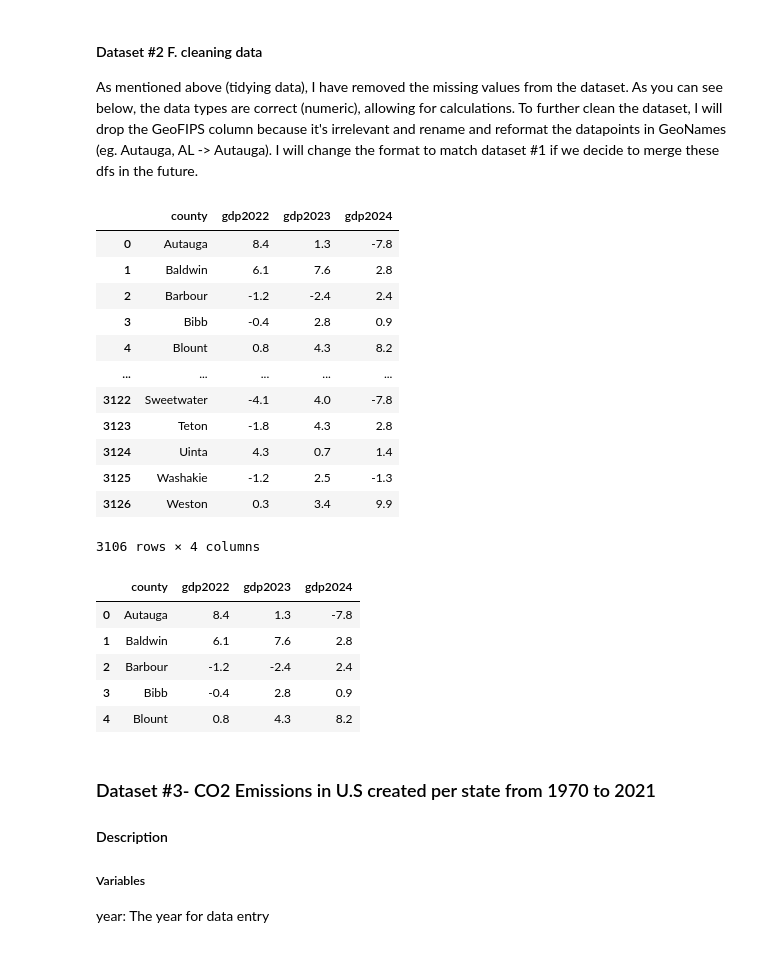
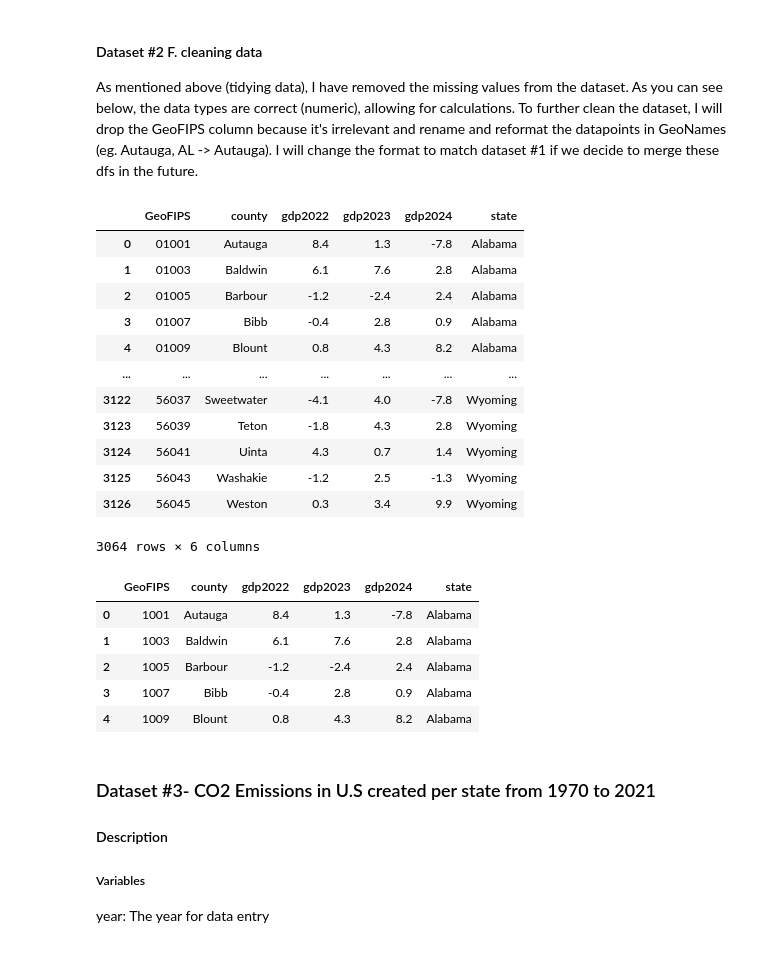
Before and after one commit to COGS108/Group147_WI26, a Jupyter notebook: 01-DataCheckpoint.ipynb, the cells around one changed output. Saved outputs shown, nothing was run; the diff lists cells and outputs as text; code cells hidden in the pictures.

Commit message:
merging datasets

```diff
--- a/01-DataCheckpoint.ipynb
+++ b/01-DataCheckpoint.ipynb
@@ -372,3 +394,22 @@ df_countygdp
 | 3136 | (NA) Not available. | NaN | NaN | NaN | NaN |
 | 3137 | Last updated: February 5, 2026-- ... | NaN | NaN | NaN | NaN |
 3138 rows × 5 columns
+# %%
+# B. tidying dataset
+state_abb_to_name = {
+    'AL':'Alabama', 'AK':'Alaska', 'AZ':'Arizona', 'AR':'Arkansas', 'CA':'California',
+    'CO':'Colorado', 'CT':'Connecticut', 'DE':'Delaware', 'FL':'Florida', 'GA':'Georgia',
+    'HI':'Hawaii', 'ID':'Idaho', 'IL':'Illinois', 'IN':'Indiana', 'IA':'Iowa',
+    'KS':'Kansas', 'KY':'Kentucky', 'LA':'Louisiana', 'ME':'Maine', 'MD':'Maryland',
+    'MA':'Massachusetts', 'MI':'Michigan', 'MN':'Minnesota', 'MS':'Mississippi',
+    'MO':'Missouri', 'MT':'Montana', 'NE':'Nebraska', 'NV':'Nevada', 'NH':'New Hampshire',
+    'NJ':'New Jersey', 'NM':'New Mexico', 'NY':'New York', 'NC':'North Carolina',
+    'ND':'North Dakota', 'OH':'Ohio', 'OK':'Oklahoma', 'OR':'Oregon', 'PA':'Pennsylvania',
+    'RI':'Rhode Island', 'SC':'South Carolina', 'SD':'South Dakota', 'TN':'Tennessee',
+    'TX':'Texas', 'UT':'Utah', 'VT':'Vermont', 'VA':'Virginia', 'WA':'Washington',
+    'WV':'West Virginia', 'WI':'Wisconsin', 'WY':'Wyoming'
+}
+
+df_countygdp['state_abb'] = df_countygdp['GeoName'].str[-2:]
+df_countygdp['state'] = df_countygdp['state_abb'].map(state_abb_to_name)
+df_countygdp
@@ -497,40 +557,41 @@ I have found the statistical outliers from 2022. However, based on the nature of
 As mentioned above (tidying data), I have removed the missing values from the dataset. As you can see below, the data types are correct (numeric), allowing for calculations. To further clean the dataset, I will drop the GeoFIPS column because it's irrelevant and rename and reformat the datapoints in GeoNames (eg. Autauga, AL -> Autauga). I will change the format to match dataset #1 if we decide to merge these dfs in the future.
 # %%
 ## Dataset #2 F. cleaning data
-#dropping geofips
-df_countygdp = df_countygdp.drop(columns=['GeoFIPS'])
+
+# dropping stat_ab
+df_countygdp = df_countygdp.drop(columns='state_abb')
 
 #removing the state identifier
 df_countygdp['GeoName'] = df_countygdp['GeoName'].str[:-4].str.strip()
 
 #renaming geoname to county
 df_countygdp = df_countygdp.rename(columns={'GeoName': 'county','2022':'gdp2022','2023':'gdp2023','2024':'gdp2024'})
 df_countygdp
 # %% [output]
-|  | county | gdp2022 | gdp2023 | gdp2024 |
-| 0 | Autauga | 8.4 | 1.3 | -7.8 |
-| 1 | Baldwin | 6.1 | 7.6 | 2.8 |
-| 2 | Barbour | -1.2 | -2.4 | 2.4 |
-| 3 | Bibb | -0.4 | 2.8 | 0.9 |
-| 4 | Blount | 0.8 | 4.3 | 8.2 |
-| ... | ... | ... | ... | ... |
-| 3122 | Sweetwater | -4.1 | 4.0 | -7.8 |
-| 3123 | Teton | -1.8 | 4.3 | 2.8 |
-| 3124 | Uinta | 4.3 | 0.7 | 1.4 |
-| 3125 | Washakie | -1.2 | 2.5 | -1.3 |
-| 3126 | Weston | 0.3 | 3.4 | 9.9 |
+|  | GeoFIPS | county | gdp2022 | gdp2023 | gdp2024 | state |
+| 0 | 01001 | Autauga | 8.4 | 1.3 | -7.8 | Alabama |
+| 1 | 01003 | Baldwin | 6.1 | 7.6 | 2.8 | Alabama |
+| 2 | 01005 | Barbour | -1.2 | -2.4 | 2.4 | Alabama |
+| 3 | 01007 | Bibb | -0.4 | 2.8 | 0.9 | Alabama |
+| 4 | 01009 | Blount | 0.8 | 4.3 | 8.2 | Alabama |
+| ... | ... | ... | ... | ... | ... | ... |
+| 3122 | 56037 | Sweetwater | -4.1 | 4.0 | -7.8 | Wyoming |
+| 3123 | 56039 | Teton | -1.8 | 4.3 | 2.8 | Wyoming |
+| 3124 | 56041 | Uinta | 4.3 | 0.7 | 1.4 | Wyoming |
+| 3125 | 56043 | Washakie | -1.2 | 2.5 | -1.3 | Wyoming |
+| 3126 | 56045 | Weston | 0.3 | 3.4 | 9.9 | Wyoming |
-3106 rows × 4 columns
+3064 rows × 6 columns
 # %%
 #saving to 02-processed
 df_countygdp.to_csv('data/02-processed/df_countygdp_clean.csv',index=False)
 pd.read_csv("data/02-processed/df_countygdp_clean.csv").head()
 # %% [output]
-|  | county | gdp2022 | gdp2023 | gdp2024 |
-| 0 | Autauga | 8.4 | 1.3 | -7.8 |
-| 1 | Baldwin | 6.1 | 7.6 | 2.8 |
-| 2 | Barbour | -1.2 | -2.4 | 2.4 |
-| 3 | Bibb | -0.4 | 2.8 | 0.9 |
-| 4 | Blount | 0.8 | 4.3 | 8.2 |
+|  | GeoFIPS | county | gdp2022 | gdp2023 | gdp2024 | state |
+| 0 | 1001 | Autauga | 8.4 | 1.3 | -7.8 | Alabama |
+| 1 | 1003 | Baldwin | 6.1 | 7.6 | 2.8 | Alabama |
+| 2 | 1005 | Barbour | -1.2 | -2.4 | 2.4 | Alabama |
+| 3 | 1007 | Bibb | -0.4 | 2.8 | 0.9 | Alabama |
+| 4 | 1009 | Blount | 0.8 | 4.3 | 8.2 | Alabama |
 # %% [markdown]
 ### Dataset #3- CO2 Emissions in U.S created per state from 1970 to 2021
 
```
Also changed, not shown: parts of 13 cells of this notebook, 1 other file.
